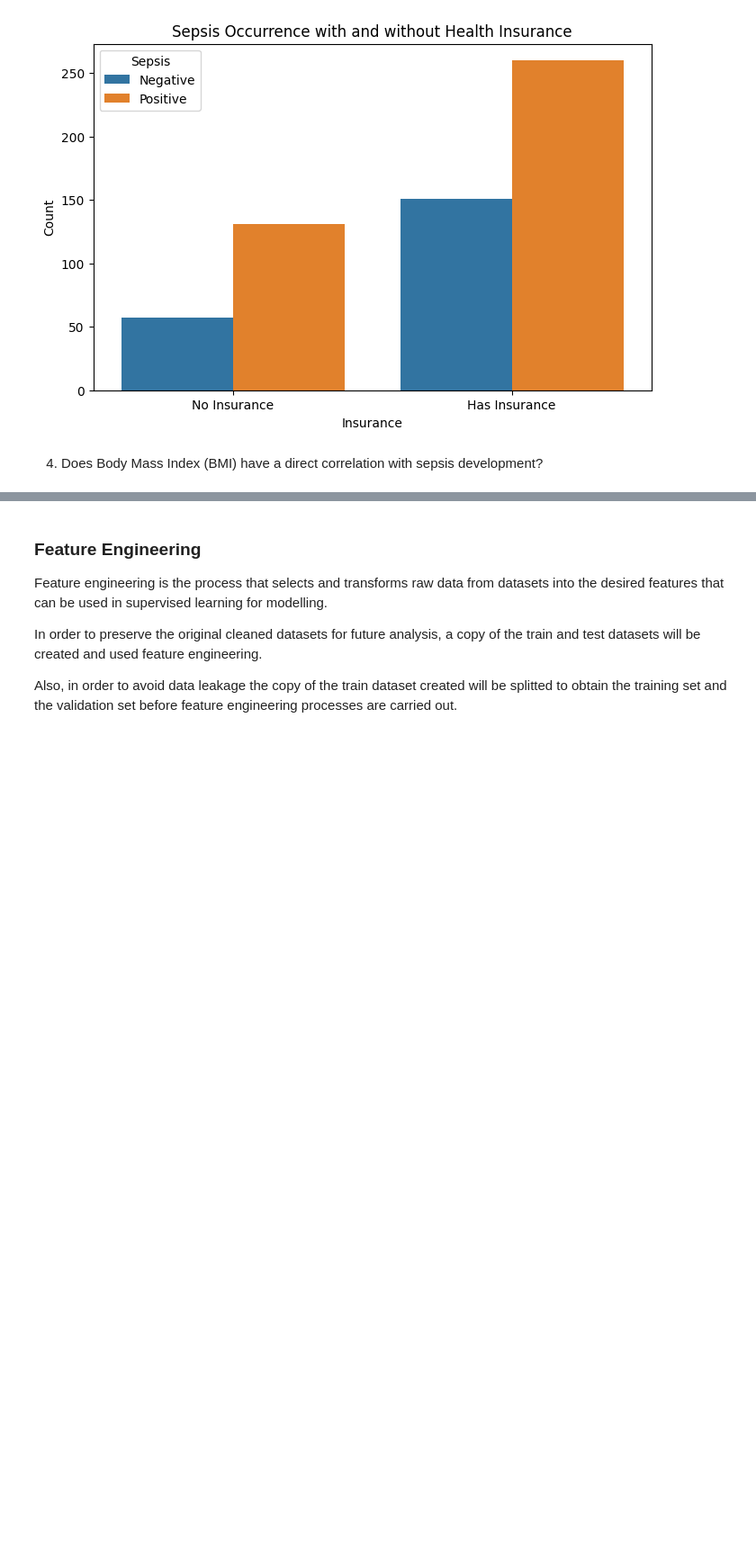
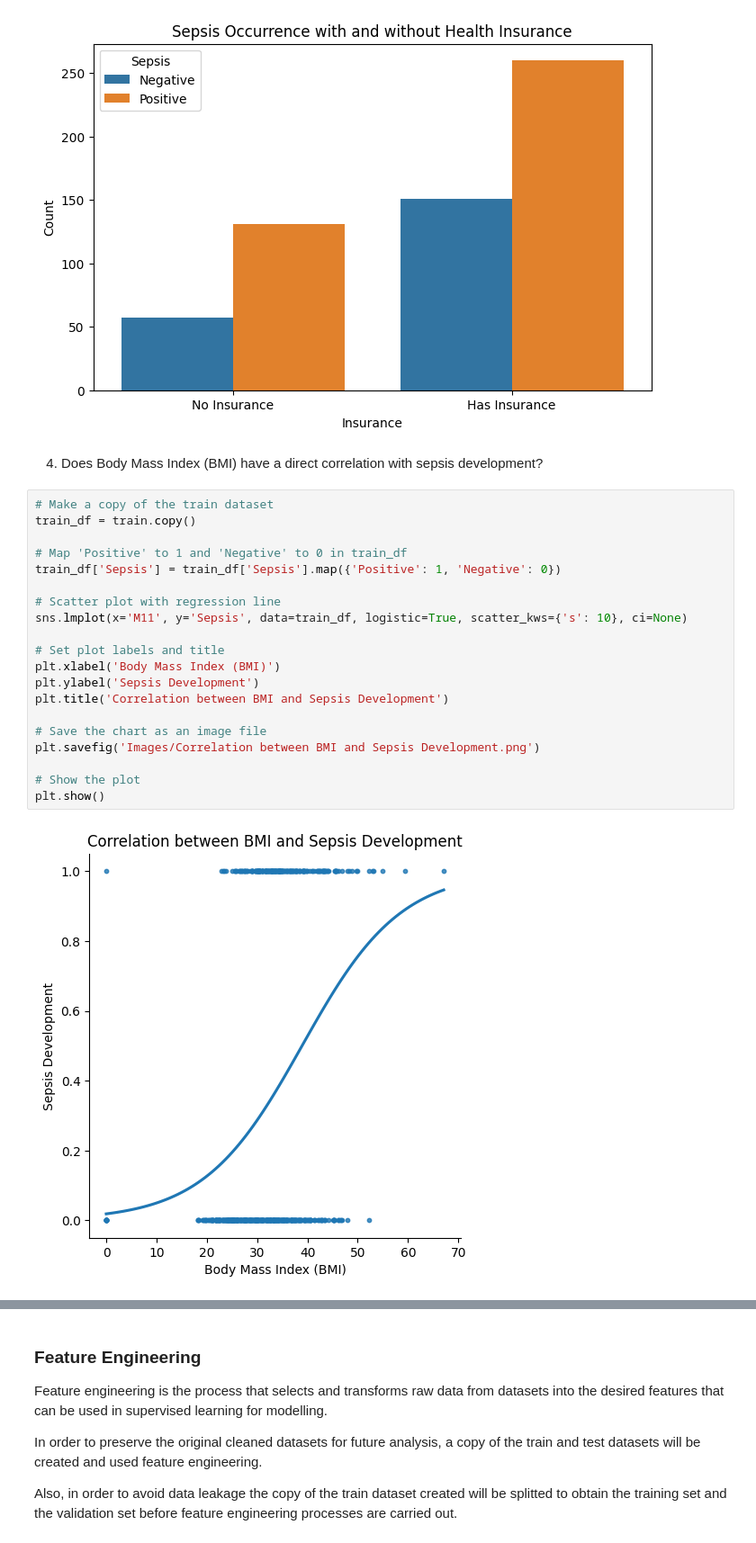
Before and after one commit to iameberedavid/Sepsis-Prediction-Analysis-and-API-Creation, a Jupyter notebook: Sepsis Prediction Analysis.ipynb, the cells around one changed output, grey strips where cells are left out. Shown at 90% size. Drawn from its saved outputs; the diff is of its cells as text; blank space fills up the shorter version.

```diff
--- a/Sepsis Prediction Analysis.ipynb
+++ b/Sepsis Prediction Analysis.ipynb
@@ -372,3 +380,25 @@ plt.show()
 [figure]
 # %% [markdown]
 4. Does Body Mass Index (BMI) have a direct correlation with sepsis development?
+# %%
+# Make a copy of the train dataset
+train_df = train.copy()
+
+# Map 'Positive' to 1 and 'Negative' to 0 in train_df
+train_df['Sepsis'] = train_df['Sepsis'].map({'Positive': 1, 'Negative': 0})
+
+# Scatter plot with regression line
+sns.lmplot(x='M11', y='Sepsis', data=train_df, logistic=True, scatter_kws={'s': 10}, ci=None)
+
+# Set plot labels and title
+plt.xlabel('Body Mass Index (BMI)')
+plt.ylabel('Sepsis Development')
+plt.title('Correlation between BMI and Sepsis Development')
+
+# Save the chart as an image file
+plt.savefig('Images/Correlation between BMI and Sepsis Development.png')
+
+# Show the plot
+plt.show()
+# %% [output]
+[figure, added]
```
Also changed, not shown: parts of 21 cells of this notebook.
